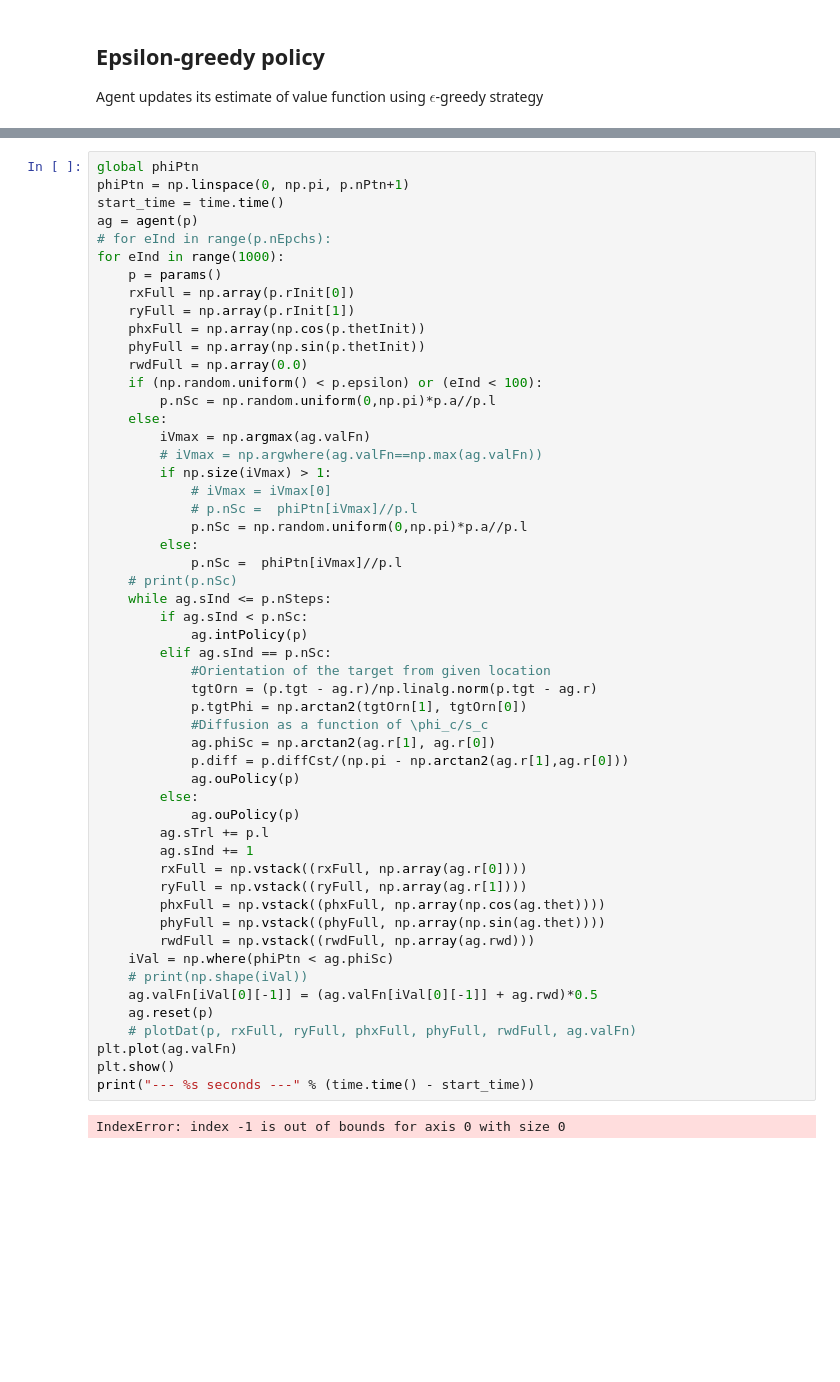
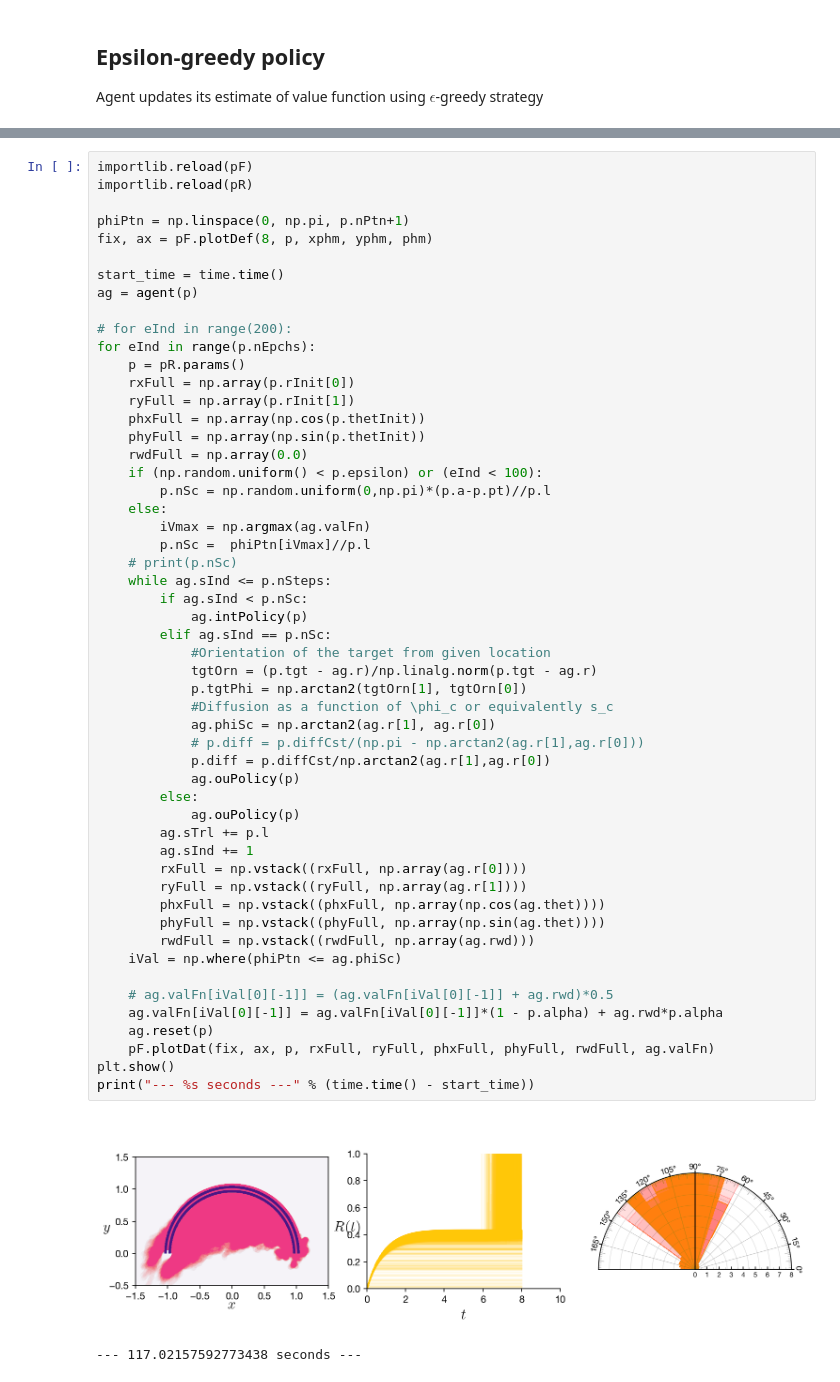
Before and after one commit to sgangaprasath/CollectiveTradeoff, a Jupyter notebook: LearningValueFn.ipynb, the cells around one changed output, grey strips where cells are left out. Cells and saved outputs as stored; diff of their text form; blank space fills up the shorter version.

```diff
--- a/LearningValueFn.ipynb
+++ b/LearningValueFn.ipynb
@@ -991,55 +774,56 @@ plotDat(p, rxFull, ryFull, phxFull, phyFull, rwdFull)
 # %%
-global phiPtn
+importlib.reload(pF)
+importlib.reload(pR)
+
 phiPtn = np.linspace(0, np.pi, p.nPtn+1)
+fix, ax = pF.plotDef(8, p, xphm, yphm, phm)
+
 start_time = time.time()
 ag = agent(p)
-# for eInd in range(p.nEpchs):
-for eInd in range(1000):
-    p = params()
+
+# for eInd in range(200):
+for eInd in range(p.nEpchs):
+    p = pR.params()
     rxFull = np.array(p.rInit[0])
     ryFull = np.array(p.rInit[1])
     phxFull = np.array(np.cos(p.thetInit))
     phyFull = np.array(np.sin(p.thetInit))
     rwdFull = np.array(0.0)
     if (np.random.uniform() < p.epsilon) or (eInd < 100):
-        p.nSc = np.random.uniform(0,np.pi)*p.a//p.l
+        p.nSc = np.random.uniform(0,np.pi)*(p.a-p.pt)//p.l
     else:
         iVmax = np.argmax(ag.valFn)
-        # iVmax = np.argwhere(ag.valFn==np.max(ag.valFn))
-        if np.size(iVmax) > 1:
-            # iVmax = iVmax[0]
-            # p.nSc =  phiPtn[iVmax]//p.l
-            p.nSc = np.random.uniform(0,np.pi)*p.a//p.l
-        else:
-            p.nSc =  phiPtn[iVmax]//p.l
+        p.nSc =  phiPtn[iVmax]//p.l
     # print(p.nSc)
     while ag.sInd <= p.nSteps:
         if ag.sInd < p.nSc:
             ag.intPolicy(p)
         elif ag.sInd == p.nSc:
             #Orientation of the target from given location
             tgtOrn = (p.tgt - ag.r)/np.linalg.norm(p.tgt - ag.r)
             p.tgtPhi = np.arctan2(tgtOrn[1], tgtOrn[0])
-            #Diffusion as a function of \phi_c/s_c
+            #Diffusion as a function of \phi_c or equivalently s_c
             ag.phiSc = np.arctan2(ag.r[1], ag.r[0])
-            p.diff = p.diffCst/(np.pi - np.arctan2(ag.r[1],ag.r[0]))
+            # p.diff = p.diffCst/(np.pi - np.arctan2(ag.r[1],ag.r[0]))
+            p.diff = p.diffCst/np.arctan2(ag.r[1],ag.r[0])
             ag.ouPolicy(p)
         else:
             ag.ouPolicy(p)
         ag.sTrl += p.l
         ag.sInd += 1
         rxFull = np.vstack((rxFull, np.array(ag.r[0])))
         ryFull = np.vstack((ryFull, np.array(ag.r[1])))
         phxFull = np.vstack((phxFull, np.array(np.cos(ag.thet))))
         phyFull = np.vstack((phyFull, np.array(np.sin(ag.thet))))
         rwdFull = np.vstack((rwdFull, np.array(ag.rwd)))
-    iVal = np.where(phiPtn < ag.phiSc)
-    # print(np.shape(iVal))
-    ag.valFn[iVal[0][-1]] = (ag.valFn[iVal[0][-1]] + ag.rwd)*0.5
+    iVal = np.where(phiPtn <= ag.phiSc)
+
+    # ag.valFn[iVal[0][-1]] = (ag.valFn[iVal[0][-1]] + ag.rwd)*0.5
+    ag.valFn[iVal[0][-1]] = ag.valFn[iVal[0][-1]]*(1 - p.alpha) + ag.rwd*p.alpha
     ag.reset(p)
-    # plotDat(p, rxFull, ryFull, phxFull, phyFull, rwdFull, ag.valFn)
-plt.plot(ag.valFn)
+    pF.plotDat(fix, ax, p, rxFull, ryFull, phxFull, phyFull, rwdFull, ag.valFn)
 plt.show()
 print("--- %s seconds ---" % (time.time() - start_time))
 # %% [output]
+[figure, added]
-IndexError: index -1 is out of bounds for axis 0 with size 0
+--- 117.02157592773438 seconds ---
```
Also changed, not shown: parts of 16 cells of this notebook, 3 other files.
